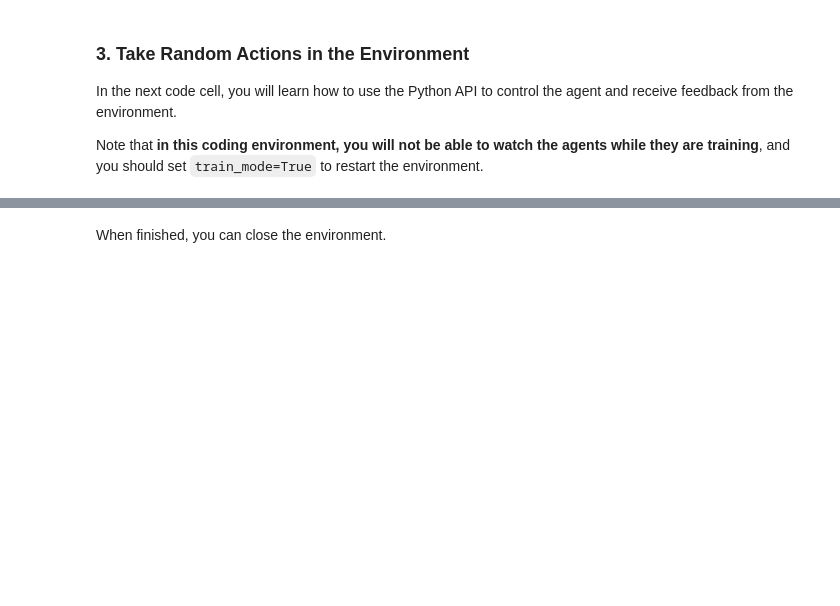
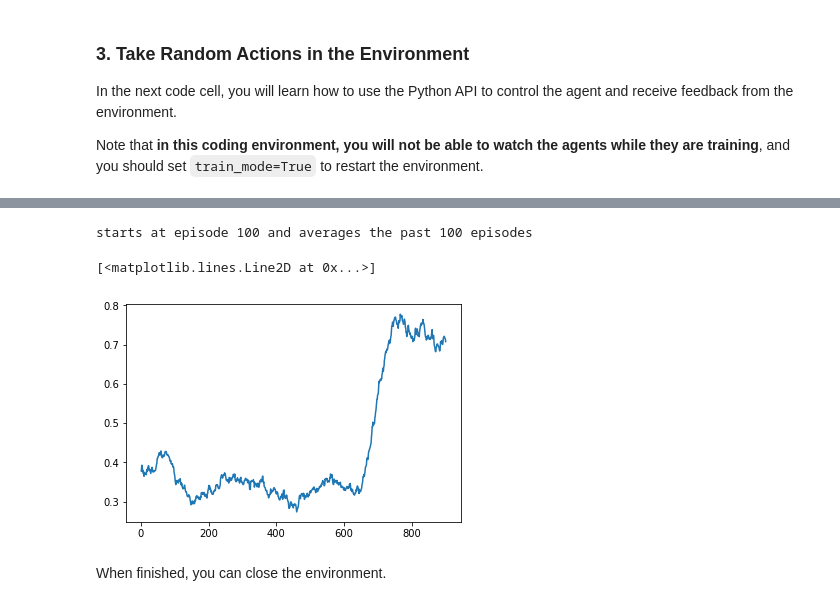
Before and after one commit to k-staple/deep-reinforcement-learning, a Jupyter notebook: p2_continuous-control/Continuous_Control.ipynb, the cells around one changed output, grey strips where cells are left out. Cells and saved outputs as stored; diff of their text form; code cells hidden in the pictures; blank space fills up the shorter version.

```diff
--- a/p2_continuous-control/Continuous_Control.ipynb
+++ b/p2_continuous-control/Continuous_Control.ipynb
@@ -96,9 +96,8 @@ In the next code cell, you will learn how to use the Python API to control the a
 
 Note that **in this coding environment, you will not be able to watch the agents while they are training**, and you should set `train_mode=True` to restart the environment.
 # %%
-'''
 # Udacity provided starter code
-env_info = env.reset(train_mode=True)[brain_name]      # reset the environment
+'''env_info = env.reset(train_mode=True)[brain_name]      # reset the environment
 states = env_info.vector_observations                  # get the current state (for each agent)
 scores = np.zeros(num_agents)                          # initialize the score (for each agent)
 iteration = 0
@@ -106,6 +105,7 @@ while True:
     actions = np.random.randn(num_agents, action_size) # select an action (for each agent)
     actions = np.clip(actions, -1, 1)                  # all actions between -1 and 1
     print("\t", actions)
+    print("\t", type(actions))
     env_info = env.step(actions)[brain_name]           # send all actions to tne environment
     next_states = env_info.vector_observations         # get next state (for each agent)
     rewards = env_info.rewards                         # get reward (for each agent)
@@ -128,19 +128,22 @@ from collections import deque
 
 # parameters
 print_every = 100
-# reaching 1000 timesteps seems to be a condition for done anyway
+# seems to be 1000 for the env anyway
 max_ts = 2000
 max_episodes = 1000
 
 curr_agent = agent.Agent(state_size, action_size)
 
+# can't use a queue.Queue because "Insertion will block once this size has been reached, until queue items are consumed"
 scores = deque(maxlen=100)                          # initialize the score (for each agent)
 scores_history = []
+
 
 episode_won_i = 0
 
 with active_session():
     for i in range(max_episodes):
+        # initialize for the start of the episode
         env_info = env.reset(train_mode=True)[brain_name]      # reset the environment
         state = env_info.vector_observations[0]                  # get the current state (for each agent)
         # resets the noise class variable
@@ -150,8 +153,9 @@ with active_session():
         for t in range(max_ts):
             action = curr_agent.act(state.astype('float32', copy=False))
 
-            # env_info variables are lists. Because there's 1 agent, I'll get the one list item directly
-            env_info = env.step(action)[brain_name]
+            # env_info's variables are lists- get single list item- train with that
+            # in case env.step expects a nested list like in above sample code, send [[num1, num2, num3, num4]] (adding the outer dim)
+            env_info = env.step(np.expand_dims(action, axis=0))[brain_name]
             reward = env_info.rewards[0]
             next_state = env_info.vector_observations[0]
             done = env_info.local_done[0]
@@ -161,16 +165,14 @@ with active_session():
             curr_agent.step(state, action, reward, next_state, done)
             state = next_state
 
-            if done and t < 1000:
-                print("episode {} at {} ts; done reached".format(i, t))
+            if done:
+                if t < 1000:
+                    print("episode {} at {} ts; done reached".format(i, t))
                 break
-
         scores_history.append(score)
         scores.append(score)
-
         if i % print_every == 0:
             print("episode {}; average score past 100 episodes: {}".format(i, np.mean(scores)))
-
         if np.mean(scores) >= 30:
             episode_won_i = i
             print("Solved in {} episodes".format(episode_won_i))
@@ -189,3 +207,9 @@ episode 300; average score past 100 episodes: 0.019699999559670688
+# %%
+# smoother plot
+avg_scores = []
+window_size = 100
+for i in range(window_size, len(scores_history)):
+    avg_scores.append(sum(scores_history[i-window_size:i])/window_size)
 # %%
 # plot of rewards
 
@@ -195,3 +224,10 @@ plt.plot(range(1,len(scores_history) +1 ), scores_history)
+# %%
+print("starts at episode {} and averages the past {} episodes".format(window_size, window_size))
+plt.plot(range(1,len(avg_scores) +1 ), avg_scores)
+# %% [output]
+starts at episode 100 and averages the past 100 episodes
+[<matplotlib.lines.Line2D at 0x...>]
+[figure, added]
 # %%
 import importlib
 importlib.reload(agent)
```
Also changed, not shown: parts of 7 cells of this notebook, 3 other files.
